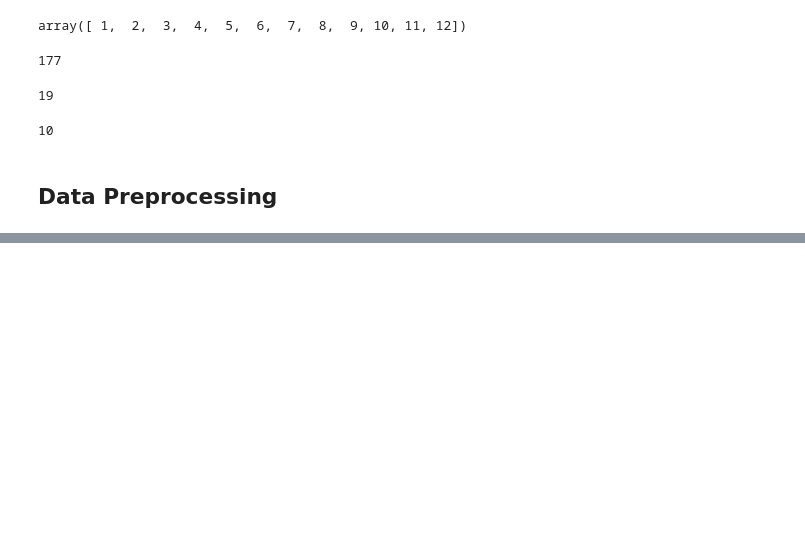
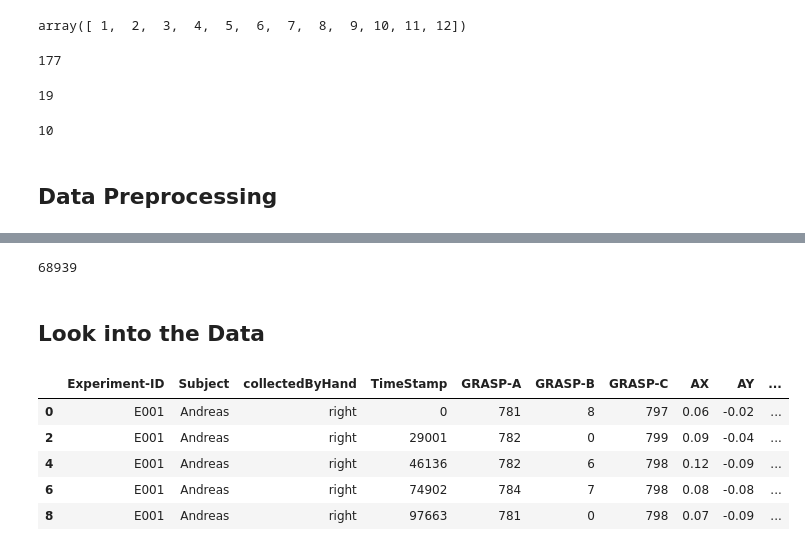
Before and after one commit to Make-O-Matic/MOM-Engine, a Jupyter notebook: data_preprocess.ipynb, the cells around one changed output, grey strips where cells are left out. Saved outputs shown, nothing was run; the diff lists cells and outputs as text; code cells hidden in the pictures; blank space fills up the shorter version.

```diff
--- a/data_preprocess.ipynb
+++ b/data_preprocess.ipynb
@@ -142,0 +143,14 @@ len(data['Host-ID'].unique())
+# %%
+# rename some columns as the - in the column name does not allow for data.query()) to be used
+# cut off the "-ID" suffix and replace - by _
+
+for col in data.columns:
+    if col.endswith('-ID'):
+        data.rename(columns={col: col[:-3]}, inplace=True)
+        print "Renamed", col, "->", col[:-3]
+    elif '-' in col:
+        new_col = col.replace('-','_')
+        data.rename(columns={col: new_col}, inplace=True)
+        print "Renamed", col, "->", new_col
+# %%
+data.rename(columns={'Experiment-ID': 'Experiment'}, inplace=True)
@@ -145,0 +186,6 @@ len(data['Host-ID'].unique())
+# %%
+# Q: keep left hand data or not?
+sum(data['collectedByHand']=='left')
+# TODO remove?
+# %% [output]
+68939
@@ -149,0 +196,11 @@ len(data['Host-ID'].unique())
+# %% [markdown]
+## Look into the Data
+# %%
+data.head()
+# %% [output]
+|  | Experiment-ID | Subject | collectedByHand | TimeStamp | GRASP-A | GRASP-B | GRASP-C | AX | AY | ... |
+| 0 | E001 | Andreas | right | 0 | 781 | 8 | 797 | 0.06 | -0.02 | ... |
+| 2 | E001 | Andreas | right | 29001 | 782 | 0 | 799 | 0.09 | -0.04 | ... |
+| 4 | E001 | Andreas | right | 46136 | 782 | 6 | 798 | 0.12 | -0.09 | ... |
+| 6 | E001 | Andreas | right | 74902 | 784 | 7 | 798 | 0.08 | -0.08 | ... |
+| 8 | E001 | Andreas | right | 97663 | 781 | 0 | 798 | 0.07 | -0.09 | ... |
```
Also changed, not shown: parts of 23 cells of this notebook.
